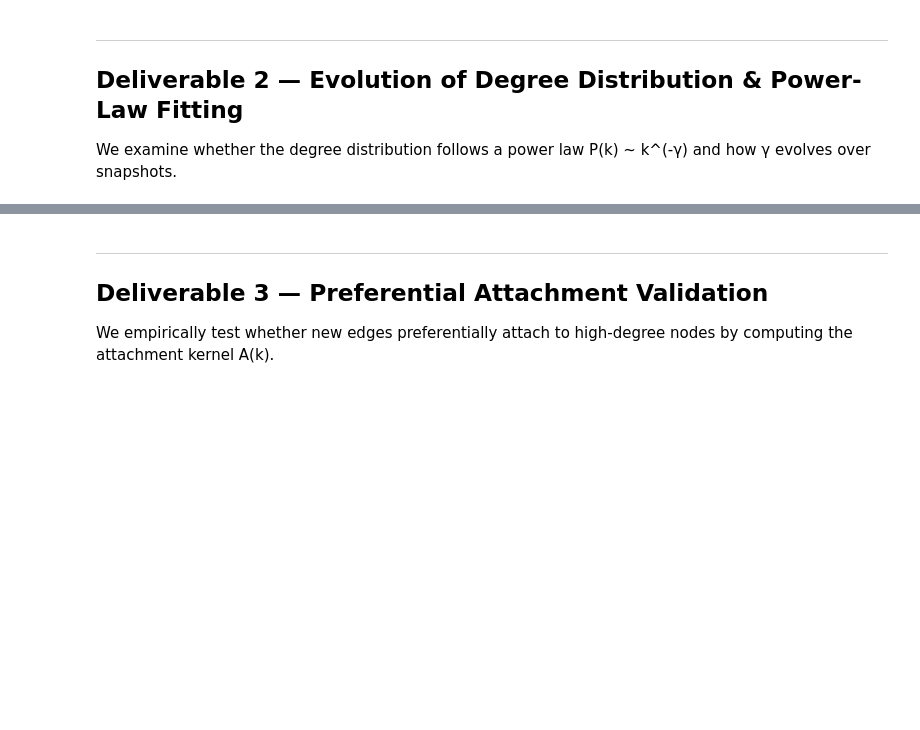
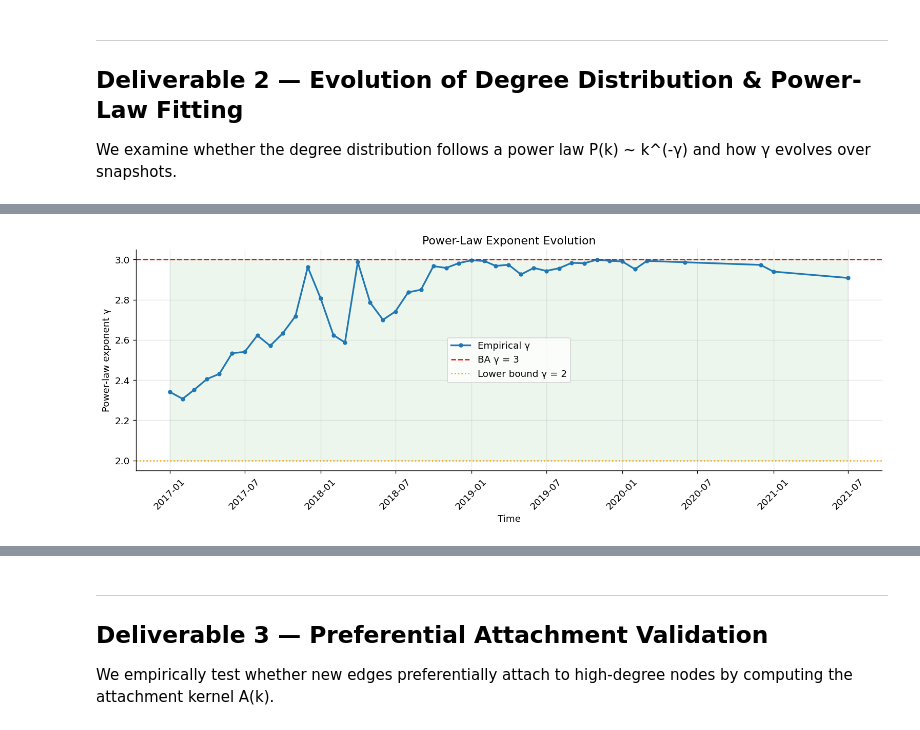
Before and after one commit to n4m4n-3irl4/Temporal-Evoluation-of-Networks, a Jupyter notebook: ai_twitter_temporal_network.ipynb, the cells around one changed output, grey strips where cells are left out. Cells and saved outputs as stored; diff of their text form; code cells hidden in the pictures; blank space fills up the shorter version.

```diff
--- a/ai_twitter_temporal_network.ipynb
+++ b/ai_twitter_temporal_network.ipynb
@@ -393,31 +586,45 @@ for label, res in gamma_results.items():
 # %%
-# ── Track gamma across ALL snapshots ─────────────────────────────────────────
 all_gammas = []
+
 for month in sorted_months:
     G = snapshots[month]
     degrees = [d for _, d in G.degree() if d > 0]
+
     if len(degrees) < 10:
         all_gammas.append({'month': str(month), 'gamma': np.nan})
         continue
-    k_min = max(1, int(np.percentile(degrees, 20)))
-    gamma, _ = mle_powerlaw_exponent(degrees, k_min=k_min)
+
+    try:
+        fit = powerlaw.Fit(degrees, discrete=True, verbose=False)
+        gamma = fit.alpha
+    except:
+        gamma = np.nan
+
     all_gammas.append({'month': str(month), 'gamma': gamma})
 
 gamma_df = pd.DataFrame(all_gammas)
 gamma_df['month_dt'] = pd.PeriodIndex(gamma_df['month'], freq='M').to_timestamp()
 
 fig, ax = plt.subplots(figsize=(13, 5))
-ax.plot(gamma_df['month_dt'], gamma_df['gamma'], color=PALETTE[0], lw=2, marker='o', ms=4, label='Empirical γ')
-ax.axhline(y=3.0, color='red', linestyle='--', lw=1.5, alpha=0.7, label='BA model γ = 3')
-ax.axhline(y=2.0, color='orange', linestyle=':', lw=1.5, alpha=0.7, label='Scale-free lower bound γ = 2')
-ax.fill_between(gamma_df['month_dt'], 2, 3, alpha=0.07, color='green', label='Scale-free regime [2, 3]')
-ax.set_ylabel('Power-law exponent γ', fontsize=12)
+
+ax.plot(gamma_df['month_dt'], gamma_df['gamma'],
+        color=PALETTE[0], lw=2, marker='o', ms=4, label='Empirical γ')
+
+ax.axhline(y=3.0, color='red', linestyle='--', lw=1.5, label='BA γ = 3')
+ax.axhline(y=2.0, color='orange', linestyle=':', lw=1.5, label='Lower bound γ = 2')
+
+ax.fill_between(gamma_df['month_dt'], 2, 3, alpha=0.07, color='green')
+
+ax.set_ylabel('Power-law exponent γ')
 ax.set_xlabel('Time')
-ax.set_title('Deliverable 2 — Power-Law Exponent γ Across Time Snapshots', fontsize=13, fontweight='bold')
+ax.set_title('Power-Law Exponent Evolution')
 ax.tick_params(axis='x', rotation=45)
-ax.legend(fontsize=10)
+ax.legend()
+
 plt.tight_layout()
-plt.savefig('/home/claude/d2_gamma_evolution.png', bbox_inches='tight', dpi=130)
+plt.savefig('d2_gamma_evolution.png', dpi=130)
 plt.show()
+# %% [output]
+[figure, added]
 # %%
 # ── Hub concentration: top 1% accumulate what fraction of total links? ────────
```
Also changed, not shown: parts of 47 cells of this notebook, 11 other files.
